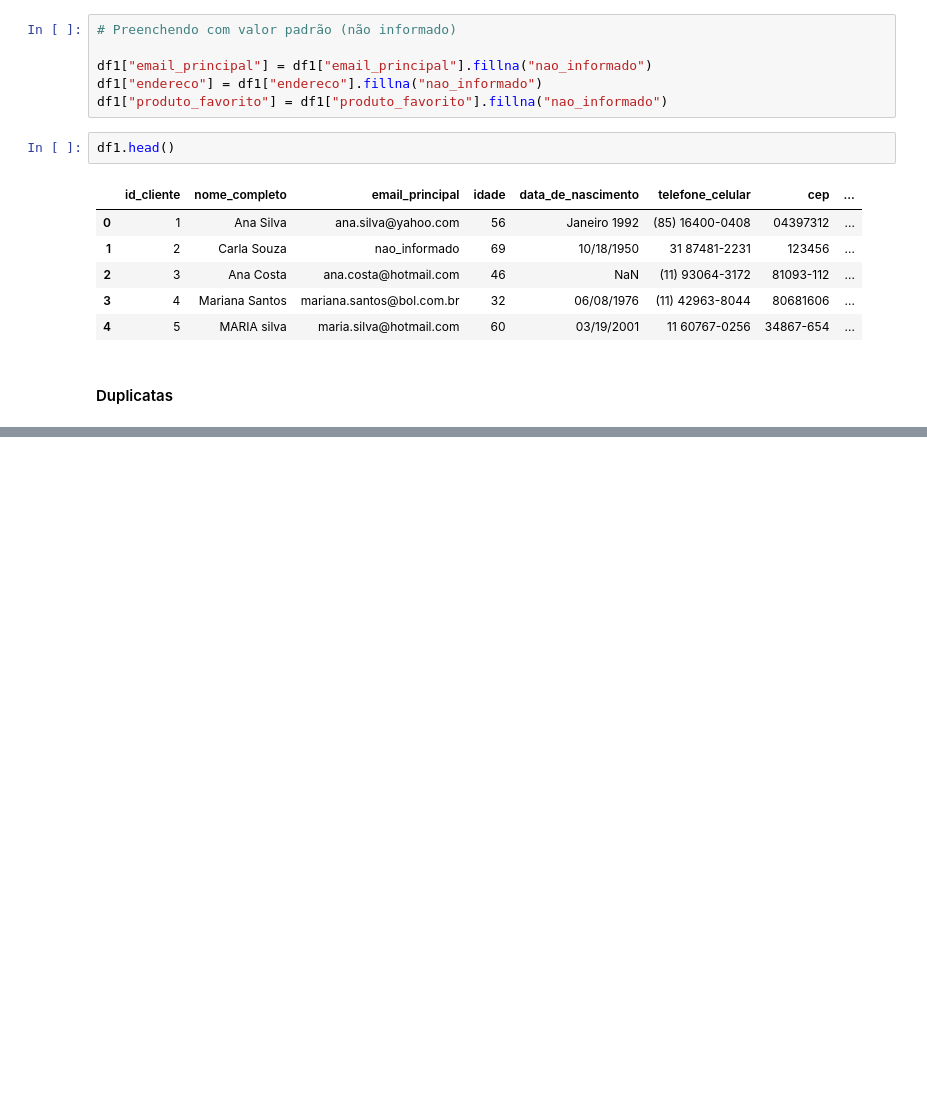
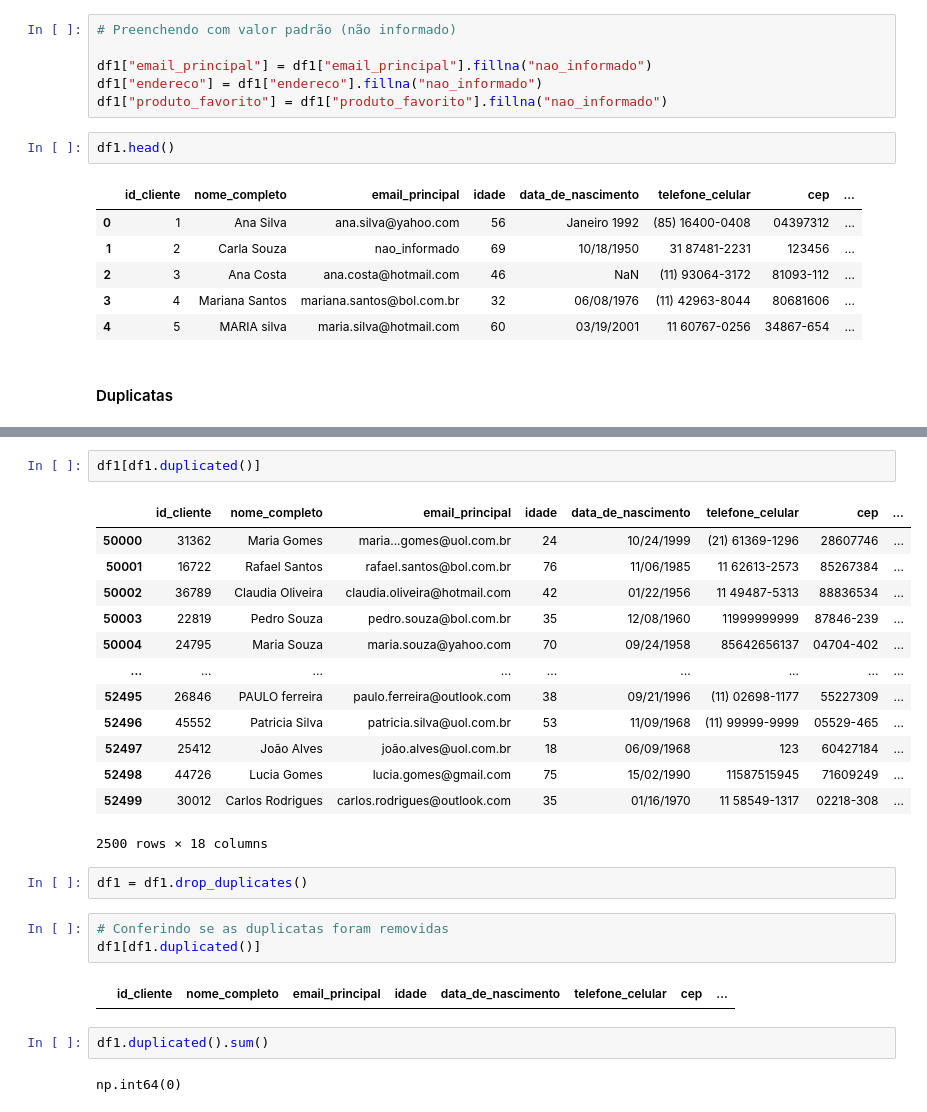
Before and after one commit to letambelli/pipeline-limpeza-de-dados, a Jupyter notebook: limpeza.ipynb, the cells around one changed output, grey strips where cells are left out. Drawn from its saved outputs; the diff is of its cells as text; blank space fills up the shorter version.

Commit message:
removendo duplicatas

```diff
--- a/limpeza.ipynb
+++ b/limpeza.ipynb
@@ -206,0 +226,27 @@ df1.head()
+# %%
+df1[df1.duplicated()]
+# %% [output]
+|  | id_cliente | nome_completo | email_principal | idade | data_de_nascimento | telefone_celular | cep | ... |
+| 50000 | 31362 | Maria Gomes | maria...gomes@uol.com.br | 24 | 10/24/1999 | (21) 61369-1296 | 28607746 | ... |
+| 50001 | 16722 | Rafael Santos | rafael.santos@bol.com.br | 76 | 11/06/1985 | 11 62613-2573 | 85267384 | ... |
+| 50002 | 36789 | Claudia Oliveira | claudia.oliveira@hotmail.com | 42 | 01/22/1956 | 11 49487-5313 | 88836534 | ... |
+| 50003 | 22819 | Pedro Souza | pedro.souza@bol.com.br | 35 | 12/08/1960 | 11999999999 | 87846-239 | ... |
+| 50004 | 24795 | Maria Souza | maria.souza@yahoo.com | 70 | 09/24/1958 | 85642656137 | 04704-402 | ... |
+| ... | ... | ... | ... | ... | ... | ... | ... | ... |
+| 52495 | 26846 | PAULO ferreira | paulo.ferreira@outlook.com | 38 | 09/21/1996 | (11) 02698-1177 | 55227309 | ... |
+| 52496 | 45552 | Patricia Silva | patricia.silva@uol.com.br | 53 | 11/09/1968 | (11) 99999-9999 | 05529-465 | ... |
+| 52497 | 25412 | João Alves | joão.alves@uol.com.br | 18 | 06/09/1968 | 123 | 60427184 | ... |
+| 52498 | 44726 | Lucia Gomes | lucia.gomes@gmail.com | 75 | 15/02/1990 | 11587515945 | 71609249 | ... |
+| 52499 | 30012 | Carlos Rodrigues | carlos.rodrigues@outlook.com | 35 | 01/16/1970 | 11 58549-1317 | 02218-308 | ... |
+2500 rows × 18 columns
+# %%
+df1 = df1.drop_duplicates()
+# %%
+# Conferindo se as duplicatas foram removidas
+df1[df1.duplicated()]
+# %% [output]
+|  | id_cliente | nome_completo | email_principal | idade | data_de_nascimento | telefone_celular | cep | ... |
+# %%
+df1.duplicated().sum()
+# %% [output]
+np.int64(0)
```
Also changed, not shown: parts of 2 cells of this notebook.
